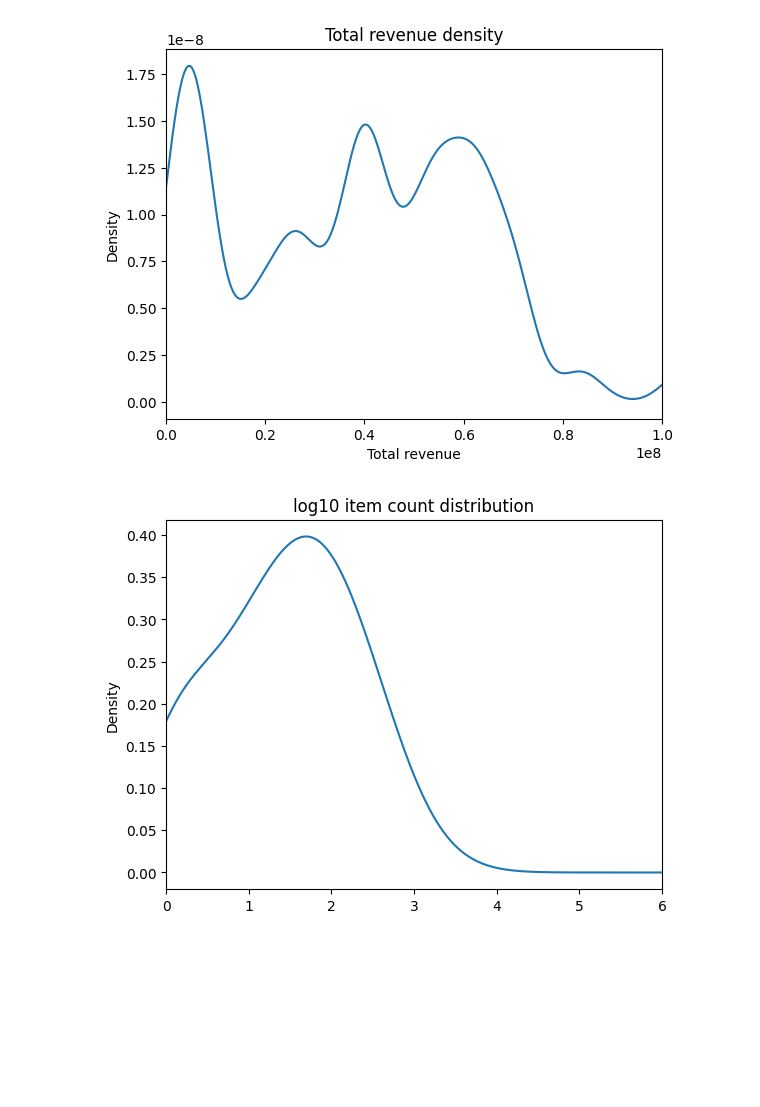
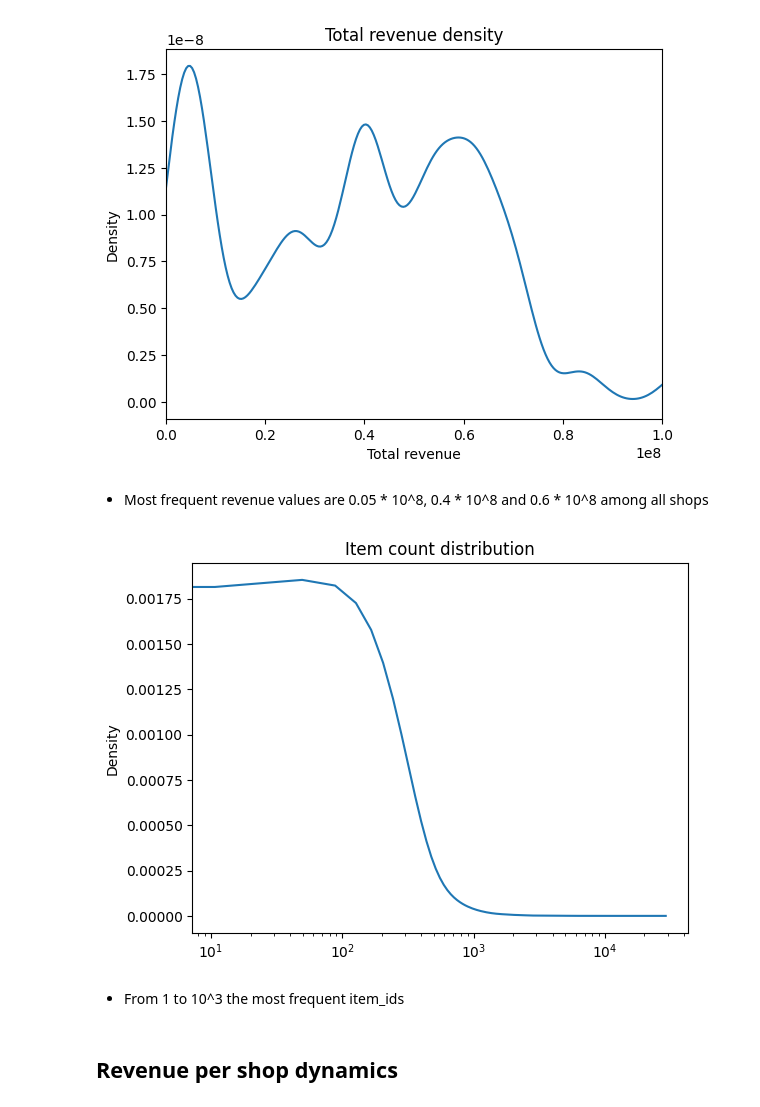
Before and after one commit to Aleksandra-Barysheva/ds_practice, a Jupyter notebook: notebooks/EDA.ipynb, the cells around one changed output. Saved outputs shown, nothing was run; the diff lists cells and outputs as text; code cells hidden in the pictures; blank space fills up the shorter version.

```diff
--- a/notebooks/EDA.ipynb
+++ b/notebooks/EDA.ipynb
@@ -83,0 +71,6 @@ import seaborn as sns
+# %%
+city_names = full_relations['shop_name'].str.split(" ").str[0]
+
+not_cities = ["Выездная", "Жуковский", "Интернетмагазин", "Интернет-магазин", "СПб", "Сергиев", "Цифровой"]
+cities = [city if not city in not_cities else "None" for city in city_names]
+city_names = pd.Series(cities).replace("!Якутск","Якутск")
@@ -84,10 +79,16 @@ import seaborn as sns
+# %%
+item_cats = full_relations['item_category_name'].str.split("-").str[0]
 # %%
 full_relations["date"] = pd.to_datetime(full_relations["date"], format="%d.%m.%Y")
 full_relations["year"] = full_relations["date"].dt.year
+full_relations["month"] = full_relations["date"].dt.month
+full_relations["day_of_month"] = full_relations["date"].dt.day
 full_relations["week_of_year"] = full_relations["date"].dt.isocalendar().week
-# full_relations.drop(["item_name", "item_category_name", "shop_name"], axis=1, inplace=True)
+
 full_relations["day_revenue"] = full_relations["item_price"]*full_relations["item_cnt_day"]
-full_relations
+full_relations["shop_city"] = city_names
+full_relations["gen_item_category"] = item_cats
+full_relations.head(3)
 # %% [output]
 |  | date | date_block_num | shop_id | item_id | item_price | item_cnt_day | item_name | item_category_id | ... |
 | 0 | 2013-01-02 | 0 | 59 | 22154 | 999.00 | 1.0 | ЯВЛЕНИЕ 2012 (BD) | 37 | ... |
@@ -152,10 +183,16 @@ shops_revenue.plot.kde(bw_method=0.1);
 plt.show()
 # %% [output]
 [figure]
+# %% [markdown]
+* Most frequent revenue values are 0.05 * 10^8, 0.4 * 10^8 and 0.6 * 10^8 among all shops
 # %%
-item_count = np.log10(full_relations.groupby(["item_id"])["item_id"].count())
-plt.title("log10 item count distribution")
-plt.xlim(left=0, right=6)
-item_count.plot.kde(bw_method=0.5);
+item_count = full_relations.groupby(["item_id"])["item_id"].count()
+plt.title("Item count distribution")
+
+item_count.plot.kde(bw_method=0.5, logx=True);
 # %% [output]
-[figure, old version]
+[figure, new version]
+# %% [markdown]
+* From 1 to 10^3 the most frequent item_ids
+# %% [markdown]
+## Revenue per shop dynamics
```
Also changed, not shown: parts of 46 cells of this notebook.
